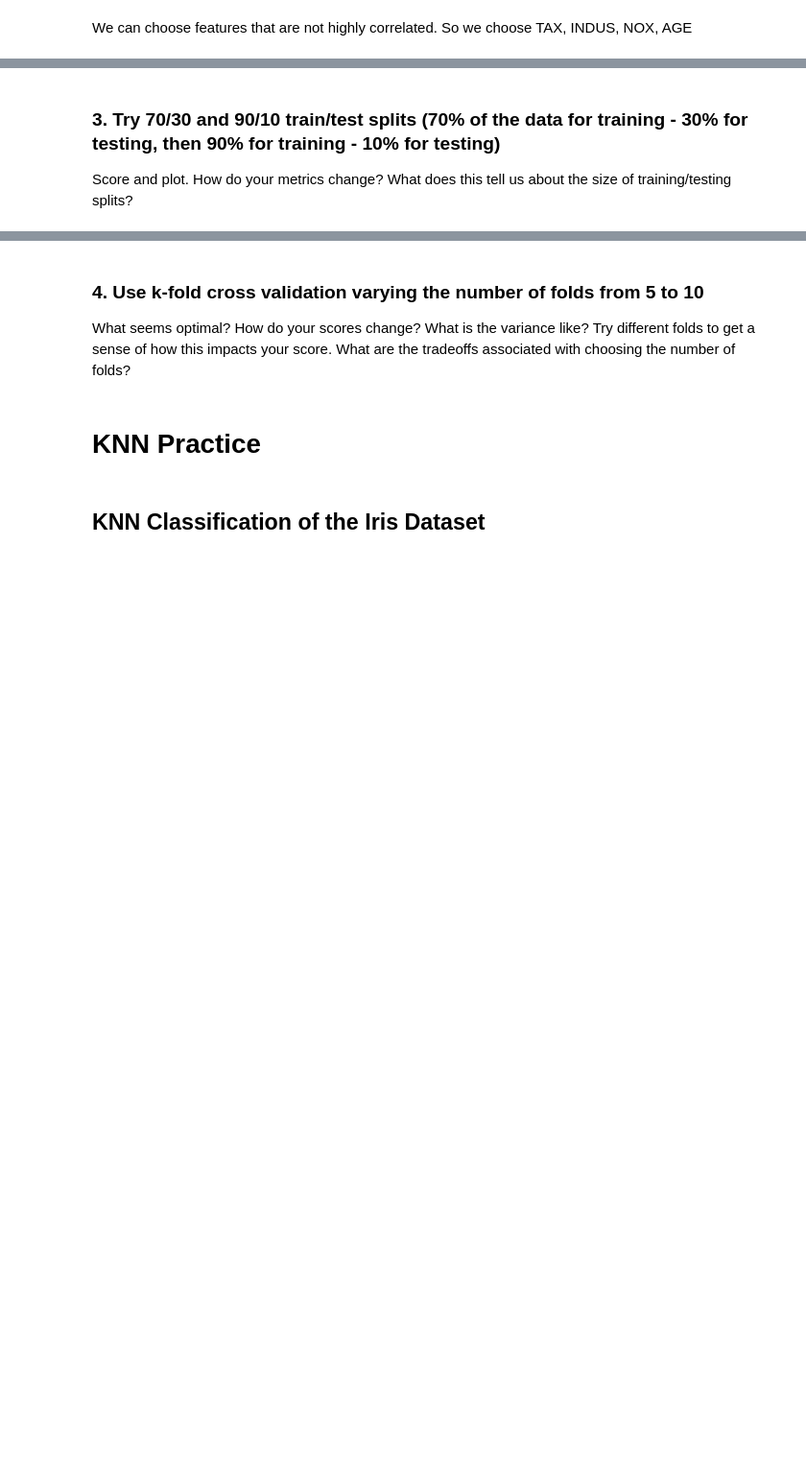
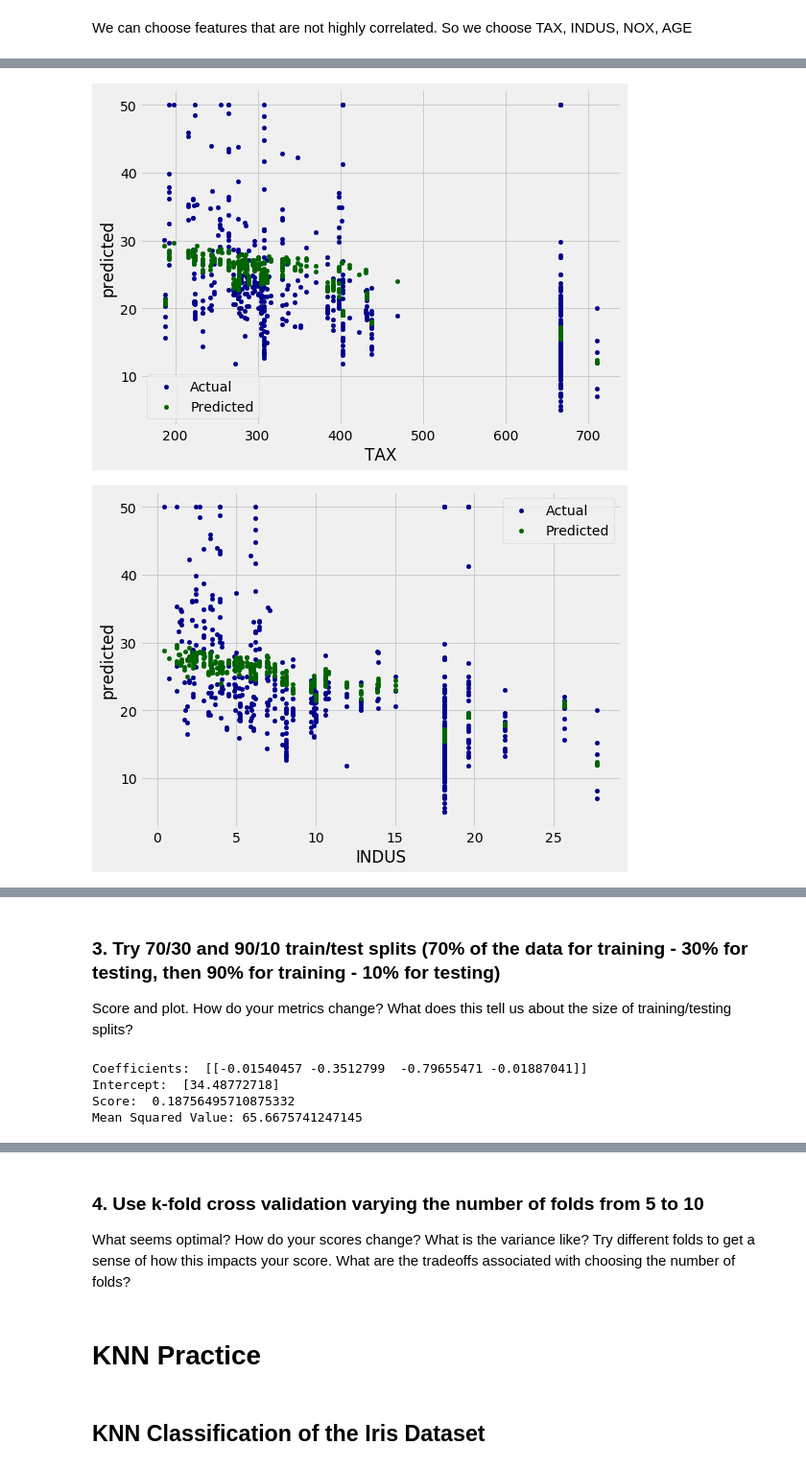
Before and after one commit to aanels/ga_homeworks, a Jupyter notebook: unit-3_project/linreg-knn-project.ipynb, the cells around one changed output, grey strips where cells are left out. Shown at 96% size. Saved outputs shown, nothing was run; the diff lists cells and outputs as text; code cells hidden in the pictures; blank space fills up the shorter version.

```diff
--- a/unit-3_project/linreg-knn-project.ipynb
+++ b/unit-3_project/linreg-knn-project.ipynb
@@ -168,3 +168,6 @@ sns.heatmap(X.corr())
 # %% [output]
 <matplotlib.axes._subplots.AxesSubplot at 0x...>
 [figure]
+# %%
+Xchosen = X[['TAX','INDUS','NOX','AGE']]
+Xchosen.head(3)
@@ -173,9 +181,12 @@ We can choose features that are not highly correlated. So we choose TAX, INDUS,
 # %%
 from sklearn.linear_model import LinearRegression
 lr = LinearRegression()
-lr.fit(X[['TAX','INDUS','NOX','AGE']],y)
+
+# Note that in this first exercise we are using the entire dataset to fit.
+lr.fit(Xchosen,y)
 print('Coefficients: ', lr.coef_)
 print('Intercept: ' , lr.intercept_)
+lr.score(Xchosen,y)
 # %% [output]
 Coefficients:  [[-0.0128978  -0.32261532 -1.87548047 -0.02770811]]
 Intercept:  [34.33146277]
@@ -182,2 +193,0 @@ Intercept:  [34.33146277]
-# %%
-lr.fit(X,y)
@@ -185,0 +194,5 @@ LinearRegression(copy_X=True, fit_intercept=True, n_jobs=1, normalize=False)
+# %%
+predicted=lr.predict(Xchosen)
+pred_df = pd.DataFrame(predicted,columns=['predicted'], index=Xchosen.index)
+df = pd.concat([Xchosen,y,pred_df],axis=1)
+df.head()
@@ -185,0 +206,7 @@ LinearRegression(copy_X=True, fit_intercept=True, n_jobs=1, normalize=False)
+# %%
+for i in Xchosen.columns:
+    ax = df.plot(x=i, y='MEDV', color='DarkBlue', label='Actual', kind='scatter')
+    df.plot(x=i,y='predicted', color='DarkGreen', label='Predicted', kind='scatter', ax=ax)
+# %% [output]
+[figure, added]
+[figure, added]
@@ -188,0 +239,8 @@ Score and plot. How do your metrics change? What does this tell us about the siz
+# %%
+X_train, X_test, y_train, y_test = train_test_split(Xchosen, y, test_size = 0.3, random_state=123)
+regress_and_plot(X_train,X_test,y_train,y_test)
+# %% [output]
+Coefficients:  [[-0.01540457 -0.3512799  -0.79655471 -0.01887041]]
+Intercept:  [34.48772718]
+Score:  0.18756495710875332
+Mean Squared Value: 65.6675741247145
```
Also changed, not shown: parts of 10 cells of this notebook, 1 other file.
